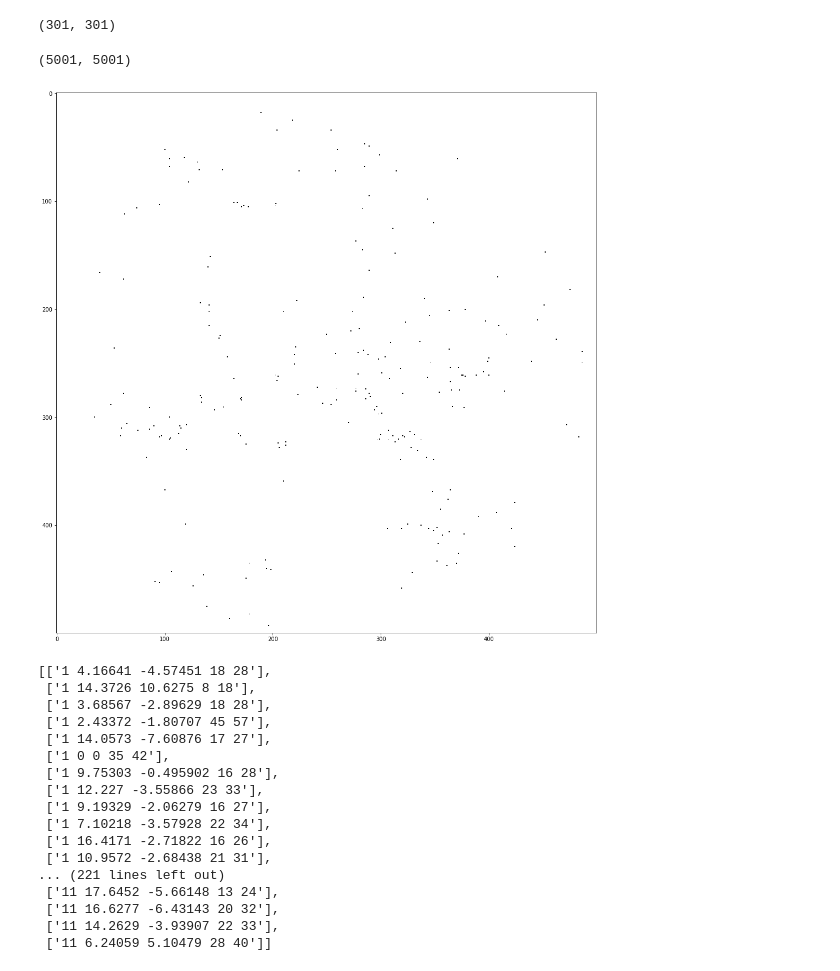
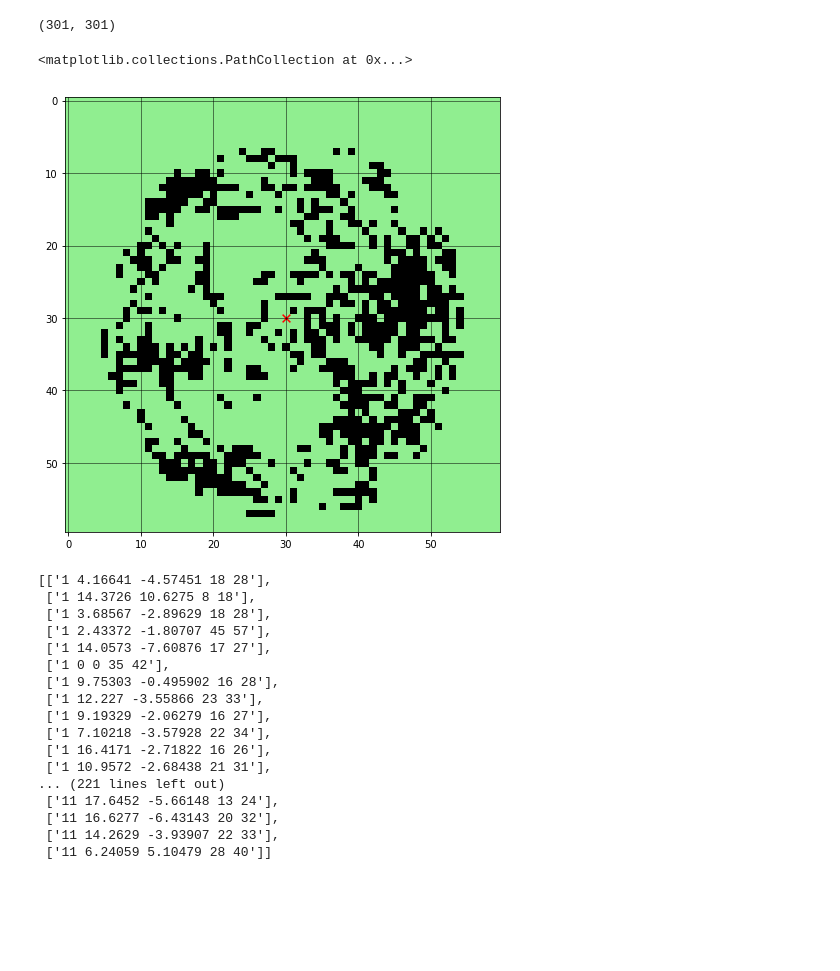
Before and after one commit to mashayu/DBSCAN, a Jupyter notebook: Untitled.ipynb, the cells around one changed output. Saved outputs shown, nothing was run; the diff lists cells and outputs as text; code cells hidden in the pictures; blank space fills up the shorter version.

```diff
--- a/Untitled.ipynb
+++ b/Untitled.ipynb
@@ -11,19 +12,29 @@ with open("C:/Users/masha/Documents/TU/DBSCAN/DBSCAN/example.txt") as textFile:
 np.shape(lines)
 d = [[float(y) for y in x] for x in lines]
 a = np.array(d)
-np.shape(a)
+#a = a[::-1]
-# %% [output]
-(5001, 5001)
 # %%
 tr = np.ma.masked_where(a > 0, a)
-
+cmap2 = colors.ListedColormap(['lightgreen', 'black'])
+bounds=[0,0.00001,10]
+norm = colors.BoundaryNorm(bounds, cmap2.N)
 cmap1 = plt.cm.binary
 cmap1.set_bad(color='black')
+cmap1.set_under(color='green')
-# %%
-fig, ax = plt.subplots(figsize=(18, 18))
-e = ax.imshow(tr[:500,:500],  cmap = "binary")
-# %% [output]
-[figure, removed]
+# %%
+fig, ax = plt.subplots(figsize=(8, 8))
+# Minor ticks
+ax.set_xticks(np.arange(0, 60, 10), minor=True);
+ax.set_yticks(np.arange(0, 60, 10), minor=True);
+
+# Gridlines based on minor ticks
+ax.grid(which='minor', color='black', linestyle='-', linewidth=0.5)
+e = ax.imshow(a[120:180,120:180],  cmap = cmap2, norm=norm)
+
+plt.scatter(30, 30, s=60, c='red', marker='x')
+# %% [output]
+<matplotlib.collections.PathCollection at 0x...>
+[figure, added]
 # %%
 import csv
 
```
Also changed, not shown: parts of 3 cells of this notebook, 13 other files.
